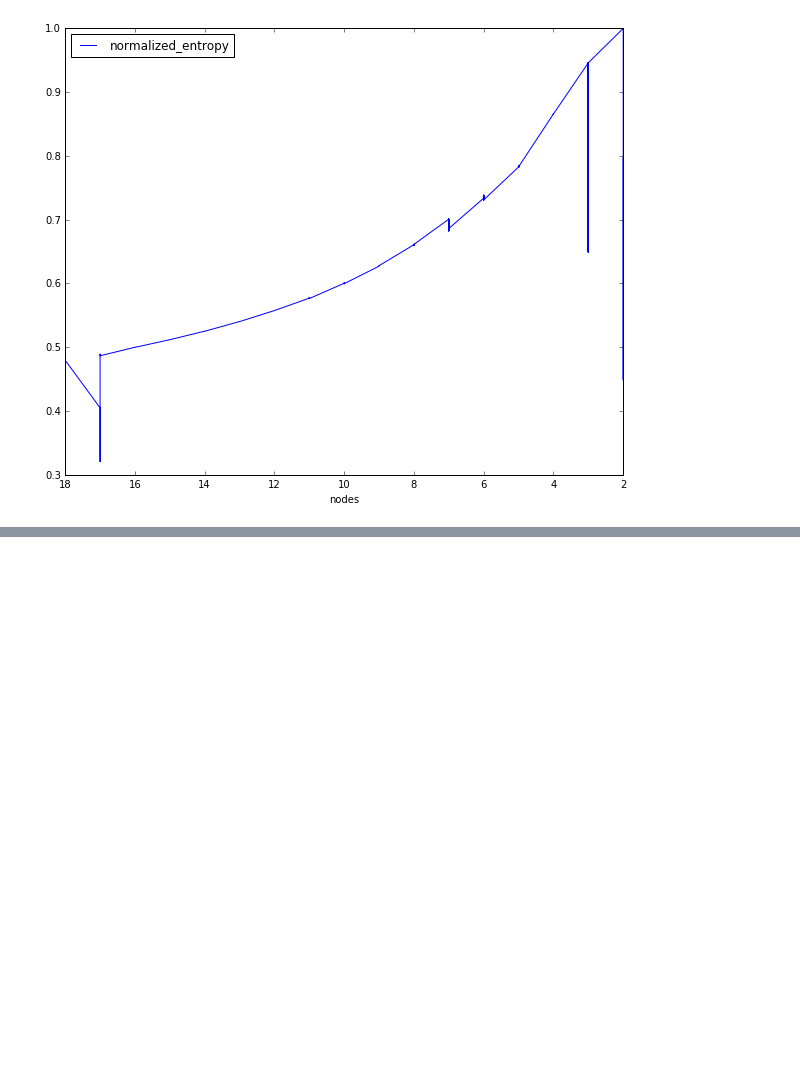
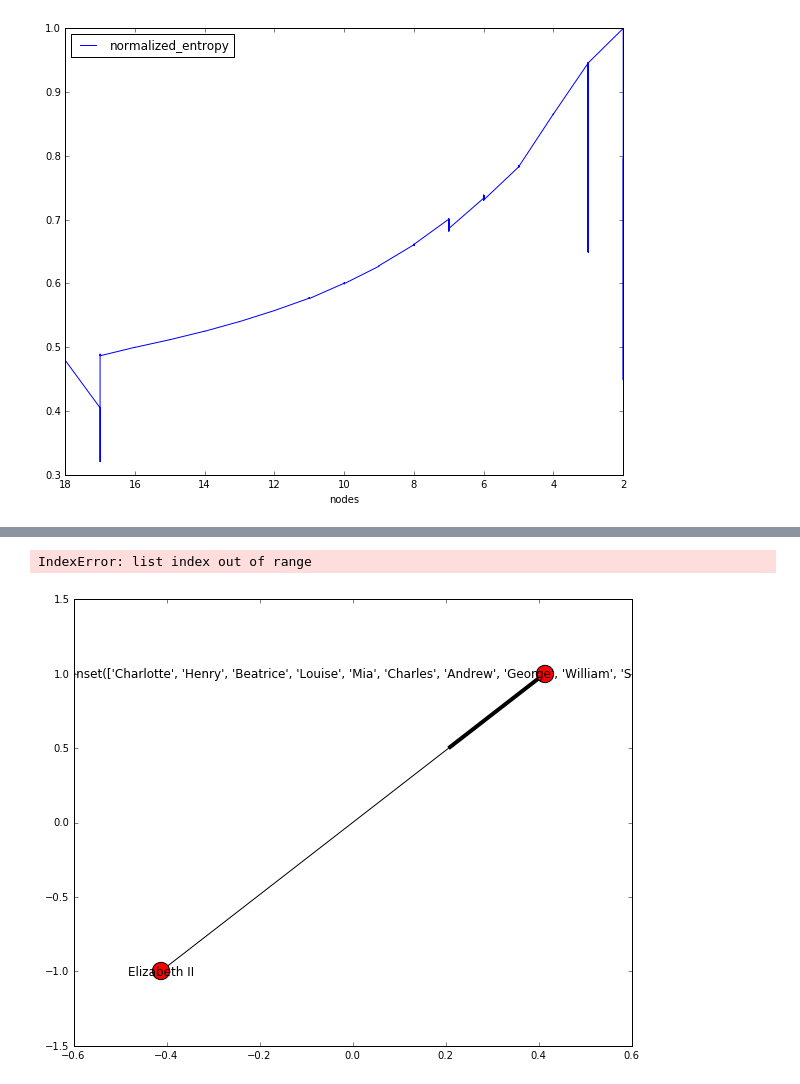
Before and after one commit to arnoblalam/new_graph, a Jupyter notebook: Demo notebook.ipynb, the cells around one changed output, grey strips where cells are left out. Cells and saved outputs as stored; diff of their text form; code cells hidden in the pictures; blank space fills up the shorter version.

```diff
--- a/Demo notebook.ipynb
+++ b/Demo notebook.ipynb
@@ -78,3 +78,5 @@ results.plot(x="nodes", y = "normalized_entropy")
 # %% [output]
 <matplotlib.axes._subplots.AxesSubplot at 0x...>
 [figure]
+# %%
+myTree = results.iloc[730]["tree_structure"]
@@ -80,0 +103,4 @@ results.plot(x="nodes", y = "normalized_entropy")
+# %%
+tree.draw_tree(myTree)
+# %% [output]
+IndexError: list index out of range
@@ -80,0 +109,6 @@ results.plot(x="nodes", y = "normalized_entropy")
+# %%
+G = nx.DiGraph(myTree)
+# %%
+nx.draw_networkx(G)
+# %% [output]
+[figure, added]
```
Also changed, not shown: parts of 3 cells of this notebook, 2 other files.
